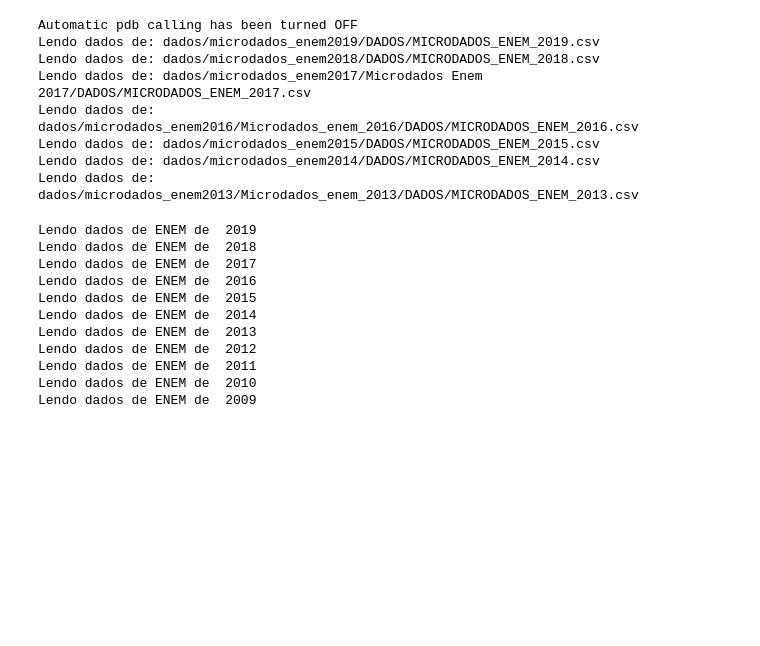
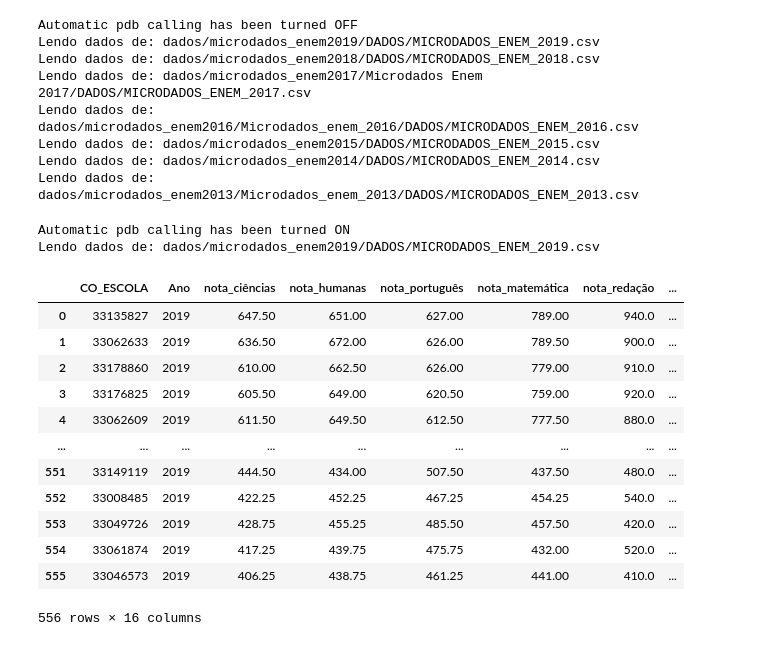
Before and after one commit to pauloneves/educacao, a Jupyter notebook: 02_ledados.ipynb, the cells around one changed output. Saved outputs shown, nothing was run; the diff lists cells and outputs as text; code cells hidden in the pictures; blank space fills up the shorter version.

```diff
--- a/02_ledados.ipynb
+++ b/02_ledados.ipynb
@@ -511,20 +511,22 @@ Lendo dados de: dados/microdados_enem2016/Microdados_enem_2016/DADOS/MICRODADOS_
 Lendo dados de: dados/microdados_enem2015/DADOS/MICRODADOS_ENEM_2015.csv
 Lendo dados de: dados/microdados_enem2014/DADOS/MICRODADOS_ENEM_2014.csv
 Lendo dados de: dados/microdados_enem2013/Microdados_enem_2013/DADOS/MICRODADOS_ENEM_2013.csv
-# %%
-for ano in range(ANO_ULT, 2009 - 1, -1 ):
-    print("Lendo micro dados de ENEM de", ano)
-    df_enem_rio = read_enem_rio(ano)
-    df_enem_rio.reset_index().to_feather(f"dados/enem_rio_{ano}.feather")
-# %% [output]
-Lendo dados de ENEM de  2019
-Lendo dados de ENEM de  2018
-Lendo dados de ENEM de  2017
-Lendo dados de ENEM de  2016
-Lendo dados de ENEM de  2015
-Lendo dados de ENEM de  2014
-Lendo dados de ENEM de  2013
-Lendo dados de ENEM de  2012
-Lendo dados de ENEM de  2011
-Lendo dados de ENEM de  2010
-Lendo dados de ENEM de  2009
+# %%
+%pdb on
+notas.notas_enem(read_enem_rio(2019))
+# %% [output]
+Automatic pdb calling has been turned ON
+Lendo dados de: dados/microdados_enem2019/DADOS/MICRODADOS_ENEM_2019.csv
+|  | CO_ESCOLA | Ano | nota_ciências | nota_humanas | nota_português | nota_matemática | nota_redação | ... |
+| 0 | 33135827 | 2019 | 647.50 | 651.00 | 627.00 | 789.00 | 940.0 | ... |
+| 1 | 33062633 | 2019 | 636.50 | 672.00 | 626.00 | 789.50 | 900.0 | ... |
+| 2 | 33178860 | 2019 | 610.00 | 662.50 | 626.00 | 779.00 | 910.0 | ... |
+| 3 | 33176825 | 2019 | 605.50 | 649.00 | 620.50 | 759.00 | 920.0 | ... |
+| 4 | 33062609 | 2019 | 611.50 | 649.50 | 612.50 | 777.50 | 880.0 | ... |
+| ... | ... | ... | ... | ... | ... | ... | ... | ... |
+| 551 | 33149119 | 2019 | 444.50 | 434.00 | 507.50 | 437.50 | 480.0 | ... |
+| 552 | 33008485 | 2019 | 422.25 | 452.25 | 467.25 | 454.25 | 540.0 | ... |
+| 553 | 33049726 | 2019 | 428.75 | 455.25 | 485.50 | 457.50 | 420.0 | ... |
+| 554 | 33061874 | 2019 | 417.25 | 439.75 | 475.75 | 432.00 | 520.0 | ... |
+| 555 | 33046573 | 2019 | 406.25 | 438.75 | 461.25 | 441.00 | 410.0 | ... |
+556 rows × 16 columns
```
Also changed, not shown: 3 other files.
